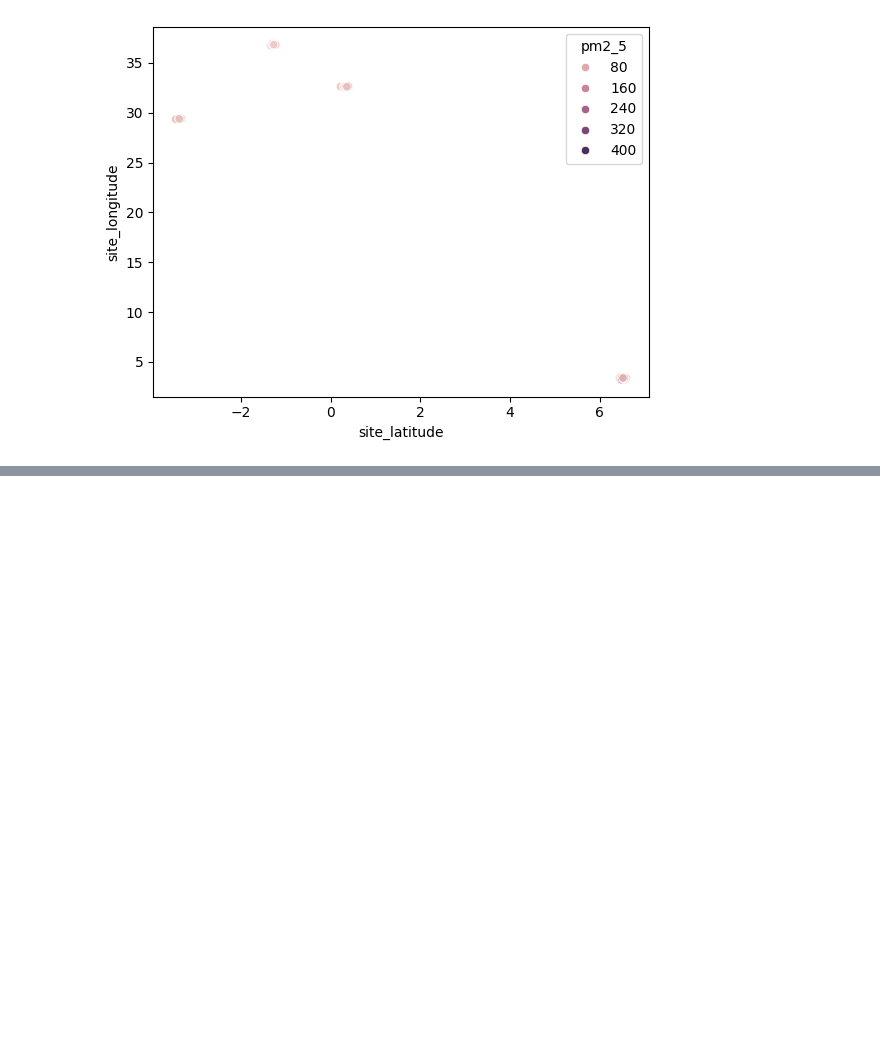
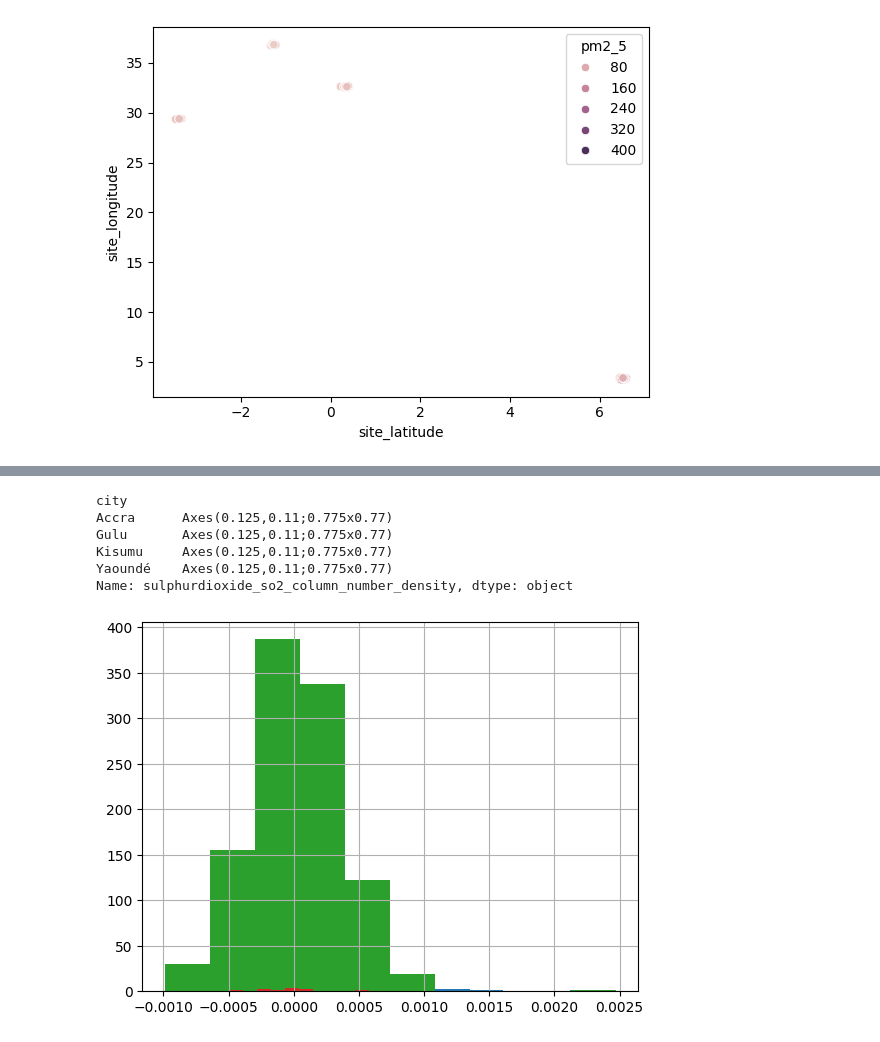
Before and after one commit to mlu1/eda_projects, a Jupyter notebook: project_eda6/task1.ipynb, the cells around one changed output, grey strips where cells are left out. Cells and saved outputs as stored; diff of their text form; code cells hidden in the pictures; blank space fills up the shorter version.

```diff
--- a/project_eda6/task1.ipynb
+++ b/project_eda6/task1.ipynb
@@ -100,0 +127,10 @@ plt.show()
+# %%
+test.groupby('city')['sulphurdioxide_so2_column_number_density'].hist()
+# %% [output]
+city
+Accra      Axes(0.125,0.11;0.775x0.77)
+Gulu       Axes(0.125,0.11;0.775x0.77)
+Kisumu     Axes(0.125,0.11;0.775x0.77)
+Yaoundé    Axes(0.125,0.11;0.775x0.77)
+Name: sulphurdioxide_so2_column_number_density, dtype: object
+[figure, added]
```
Also changed, not shown: parts of 9 cells of this notebook.
